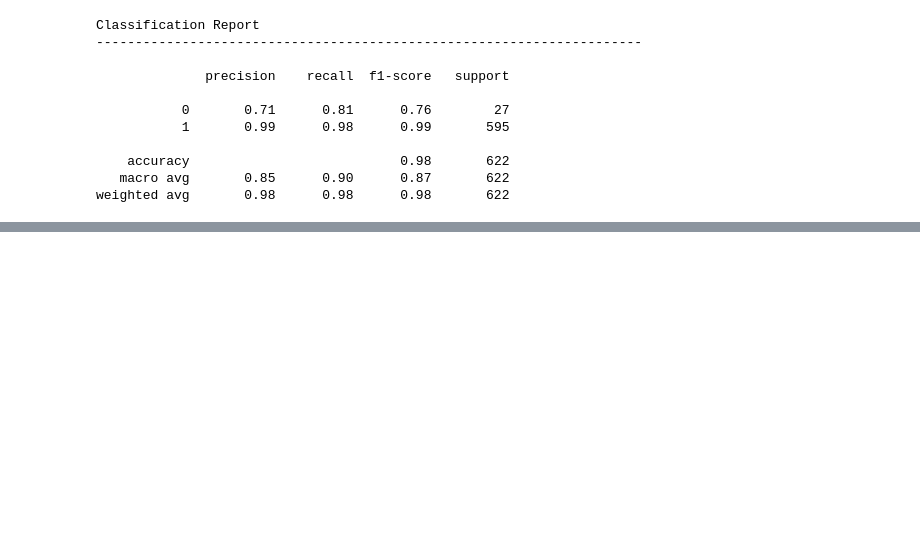
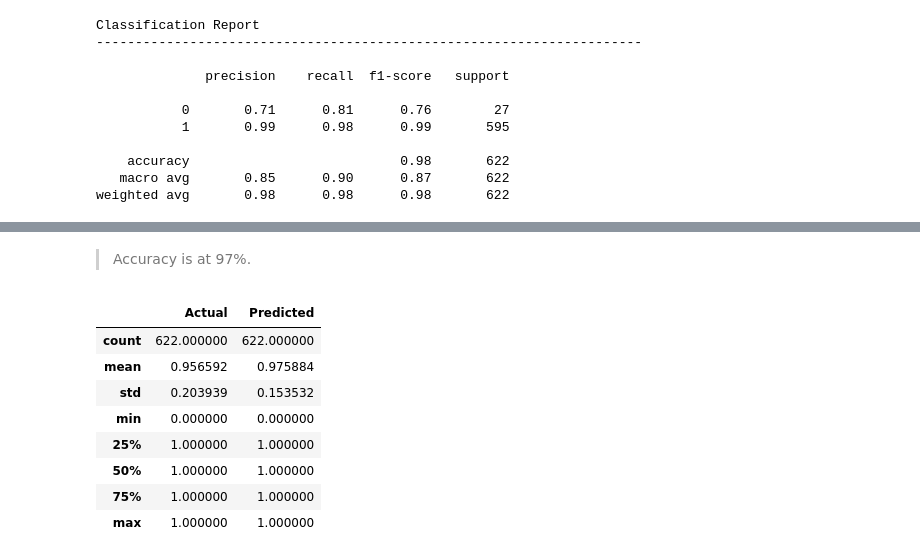
Before and after one commit to stogaja/Python-ML-Projects, a Jupyter notebook: Decision-Trees-&-SVM-Nairobi-Hospital/app.ipynb, the cells around one changed output, grey strips where cells are left out. Saved outputs shown, nothing was run; the diff lists cells and outputs as text; code cells hidden in the pictures; blank space fills up the shorter version.

```diff
--- a/Decision-Trees-&-SVM-Nairobi-Hospital/app.ipynb
+++ b/Decision-Trees-&-SVM-Nairobi-Hospital/app.ipynb
@@ -1264,0 +1368,32 @@ Desired_Features_Plot('TSH', 'age', Hypothyroid, 'status', 'viridis')
+# %% [markdown]
+> Accuracy is at 97%.
+# %%
+###### using rbf kernel #####
+
+# building the model
+
+rbf_ = SVC(kernel='rbf', gamma='auto', C=1)
+
+# training our model
+
+rbf_ = rbf_.fit(X_train, y_train)
+
+rbf_
+
+# making the prediction
+
+y_pred_rbf = rbf_.predict(X_test)
+
+comparison_frame = pd.DataFrame({'Actual': y_test, 'Predicted': y_pred_rbf})
+
+comparison_frame.describe()
+# %% [output]
+|  | Actual | Predicted |
+| count | 622.000000 | 622.000000 |
+| mean | 0.956592 | 0.975884 |
+| std | 0.203939 | 0.153532 |
+| min | 0.000000 | 0.000000 |
+| 25% | 1.000000 | 1.000000 |
+| 50% | 1.000000 | 1.000000 |
+| 75% | 1.000000 | 1.000000 |
+| max | 1.000000 | 1.000000 |
```
Also changed, not shown: parts of 27 cells of this notebook.
